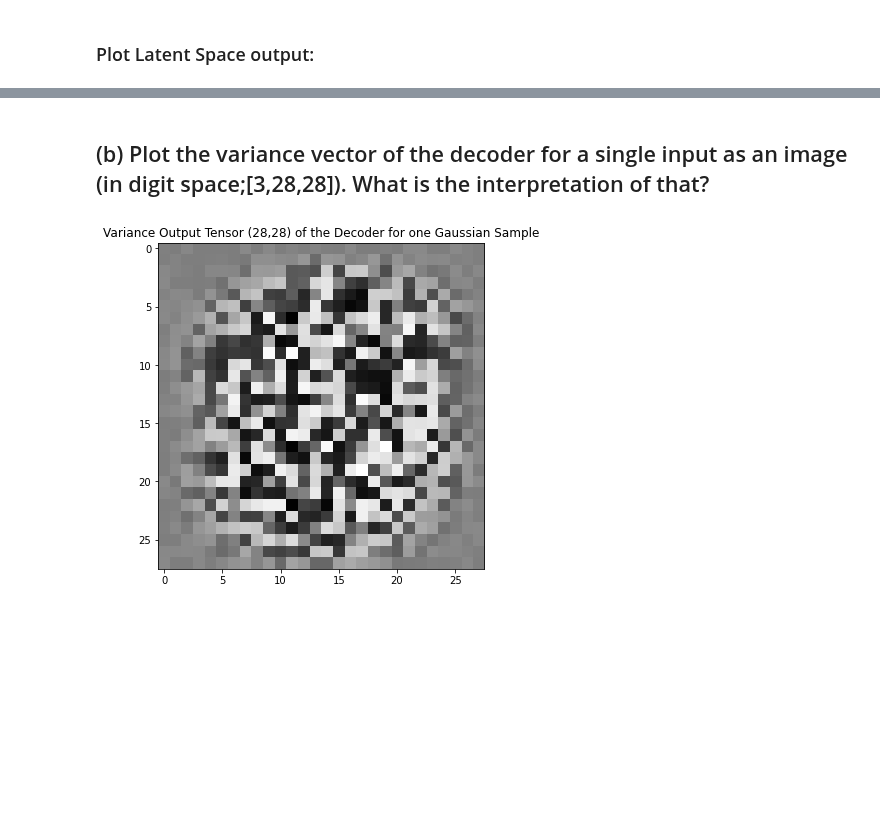
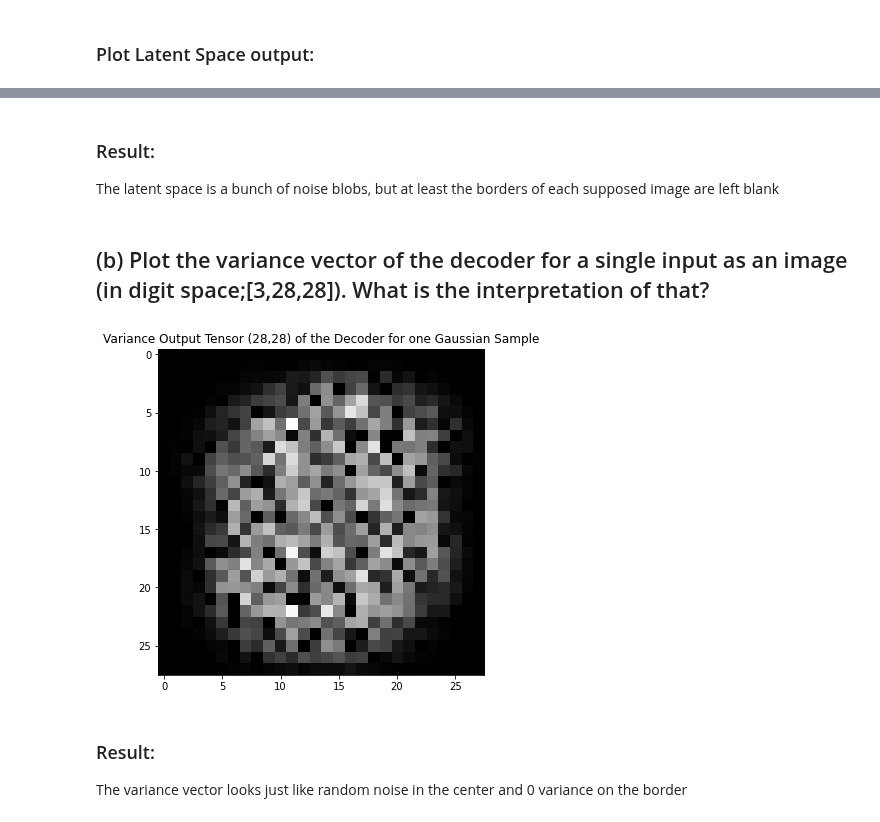
Before and after one commit to pwl482/patrec_2020, a Jupyter notebook: Assignment_11/AutoEncoders_Paul.ipynb, the cells around one changed output, grey strips where cells are left out. Cells and saved outputs as stored; diff of their text form; code cells hidden in the pictures; blank space fills up the shorter version.

```diff
--- a/Assignment_11/AutoEncoders_Paul.ipynb
+++ b/Assignment_11/AutoEncoders_Paul.ipynb
@@ -335,7 +324,7 @@ def KL_divergence_from_normal(mean, var):
 def reconstruction_loss(x, mean, var):
     C = - 0.5 * (np.log(2 * np.pi) + torch.log(var ** 2))
     inner = (((x - mean) ** 2) / (var ** 2)) #+ C
-    return torch.mean(torch.sum(inner, dim=1) * 0.5 + torch.sum(C, dim=1))
+    return torch.mean((torch.sum(inner, dim=1) * 0.5 + torch.sum(C, dim=1)) / mean.shape[0])
 # %%
 def train_VAE(
     model: nn.Module,
@@ -364,7 +353,7 @@ def train_VAE(
     #from here: https://discuss.pytorch.org/t/build-your-own-loss-function-in-pytorch/235
     #and here:https://discuss.pytorch.org/t/how-can-i-use-different-losses-to-update-different-branches-respectively-and-sum-grad-together-to-update-master-main-branch/21700/14
     loss_func_KL = KL_divergence_from_normal
-    loss_func_rec = reconstruction_loss
+    loss_func_rec = reconstruction_loss #nn.MSELoss()
 
     model.train()
     losses = []
@@ -379,17 +368,18 @@ def train_VAE(
             x, y = batch
             if cuda:
                 x, y = x.cuda(), y.cuda()
-            #output = model(x)
-            optimizer.zero_grad()
-            mean, var = model.encode_mean_var(x)
-            mean2, var2 = model.decode_mean_var(mean, var)
+            #optimizer.zero_grad()
+            output, mean, std, mean2, std2 = model(x)
+#             mean, std = model.encode_mean_std(x)
+#             mean2, std2 = model.decode_mean_std(mean, std)
 
-            loss1 = loss_func_KL(mean, var)
-            loss2 = loss_func_rec(x.reshape([x.shape[0],-1]), mean2, var2)
+            loss1 = loss_func_KL(mean, std)
+            loss2 = loss_func_rec(x.reshape([x.shape[0],-1]), mean2, std2)
+            #loss2 = loss_func_rec(output,x)
 
             loss = loss1 + loss2
             #loss = criterion(output, x)
-            #optimizer.zero_grad()
+            optimizer.zero_grad()
             loss.backward()
             optimizer.step()
             losses.append(loss.item())
@@ -406,9 +396,9 @@ def train_VAE(
 # %%
 vae_model_z2 = VariationalAutoencoder(latent_width=2)
 vae_model_z2 = vae_model_z2.cuda()
-vae_optim_z2 = optim.Adam(vae_model_z2.parameters(), lr=1e-4)
+vae_optim_z2 = optim.Adam(vae_model_z2.parameters(), lr=1e-5)
 vae_losses_z2_KL, vae_losses_z2_re, vae_losses_z2 = train_VAE(vae_model_z2,
                                                                     vae_optim_z2,
                                                                     (train_loader, test_loader),
-                                                                    max_epochs=25)
+                                                                    max_epochs=15)
 # %% [output]
@@ -505,17 +489,23 @@ plot_latent_images(vae_model_z2, 20)
+# %% [markdown]
+### Result:
+The latent space is a bunch of noise blobs, but at least the borders of each supposed image are left blank
 # %% [markdown]
 ## (b) Plot the variance vector of the decoder for a single input as an image (in digit space;[3,28,28]). What is the interpretation of that?
 # %%
 fig = plt.figure(figsize=(15, 6))
 
 z = torch.empty((1, vae_model_z2.latent_width)).normal_(mean=0,std=1)
 z = z.cuda()
 y = vae_model_z2.decoder_start(z)
 y = vae_model_z2.decoder(y.reshape([y.shape[0],32,7,7]))
 y = vae_model_z2.decoder_end(y.reshape([y.shape[0],-1]))
-mean2, var2 = y[:,::2], y[:,1::2]
-img_new = var2[0].detach().cpu().numpy()
+mean2, std2 = y[:,::2], y[:,1::2]
+img_new = std2[0].detach().cpu().numpy() **2
 plt.imshow(img_new.reshape((28,28)), cmap="gray")
 plt.title("Variance Output Tensor (28,28) of the Decoder for one Gaussian Sample")
 plt.show()
 # %% [output]
-[figure, old version]
+[figure, new version]
+# %% [markdown]
+### Result:
+The variance vector looks just like random noise in the center and 0 variance on the border
```
Also changed, not shown: parts of 31 cells of this notebook.
